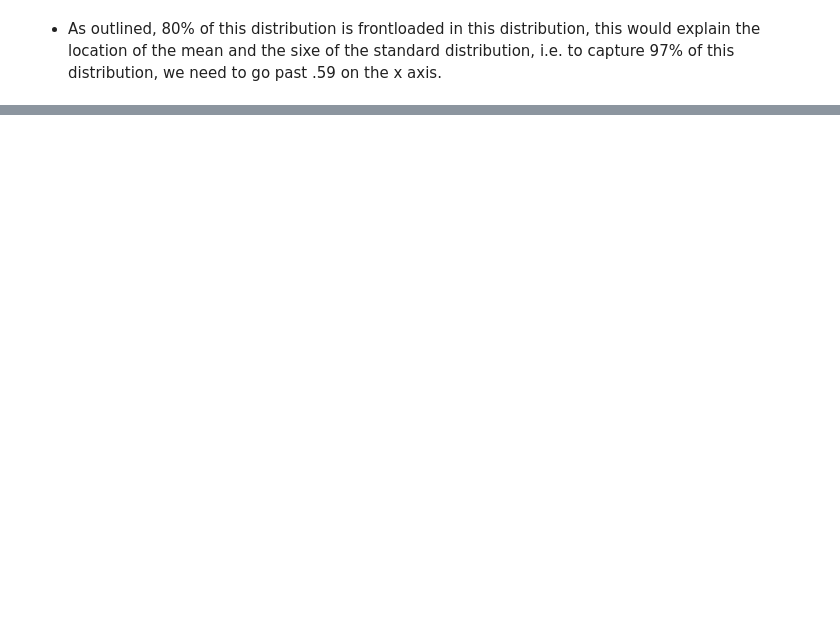
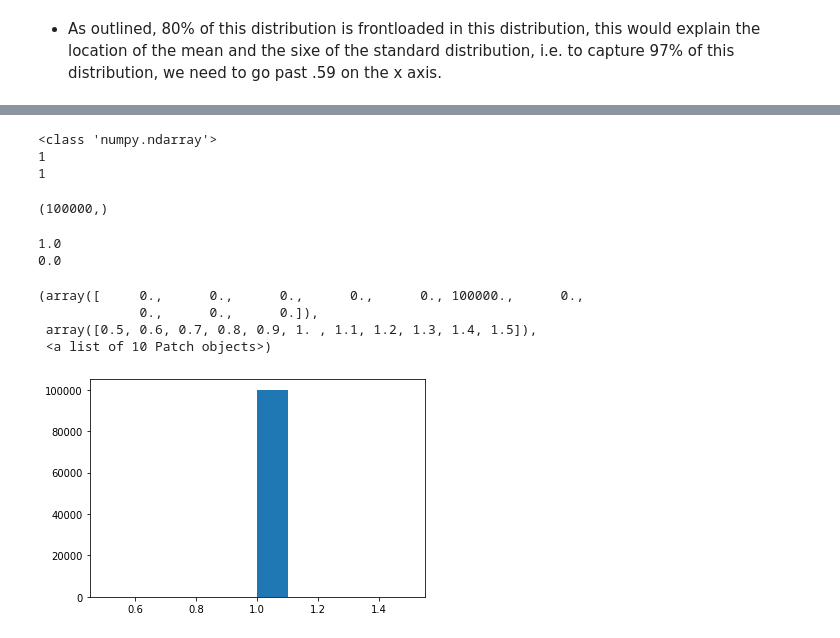
Before and after one commit to pocathain08/Prog-DA-Assignment, a Jupyter notebook: Prog-DA-Asst-2019.ipynb, the cells around one changed output, grey strips where cells are left out. Saved outputs shown, nothing was run; the diff lists cells and outputs as text; code cells hidden in the pictures; blank space fills up the shorter version.

```diff
--- a/Prog-DA-Asst-2019.ipynb
+++ b/Prog-DA-Asst-2019.ipynb
@@ -179,0 +256,27 @@ print (np.std (y))
+# %%
+t = np.random.hypergeometric(1, 3, 4, 100000)
+# In this instance, assume ngood is 1 white ball in an urn, nbad is a 3 black balls in the urn.
+# We take out 2 balls without replacing them.
+# This distribution calculated the probability distribution of getting 4 white balls, if the experiment is repeated 100 times.
+
+print (type(t))
+print (t.min())
+print (t.max())
+t.shape
+# %% [output]
+<class 'numpy.ndarray'>
+1
+1
+(100000,)
+# %%
+print (np.mean(t))
+print (np.std (t))
+plt.hist (t)
+# %% [output]
+1.0
+0.0
+(array([     0.,      0.,      0.,      0.,      0., 100000.,      0.,
+             0.,      0.,      0.]),
+ array([0.5, 0.6, 0.7, 0.8, 0.9, 1. , 1.1, 1.2, 1.3, 1.4, 1.5]),
+ <a list of 10 Patch objects>)
+[figure, added]
```
Also changed, not shown: parts of 19 cells of this notebook.
